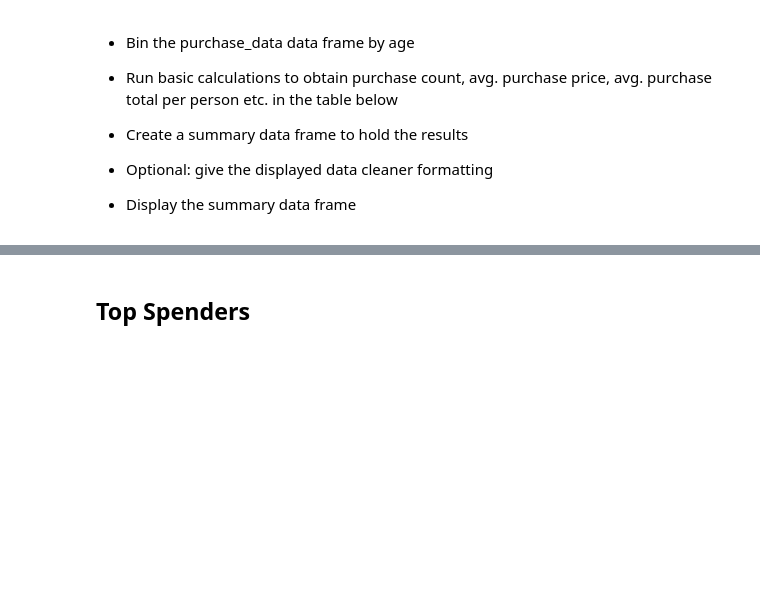
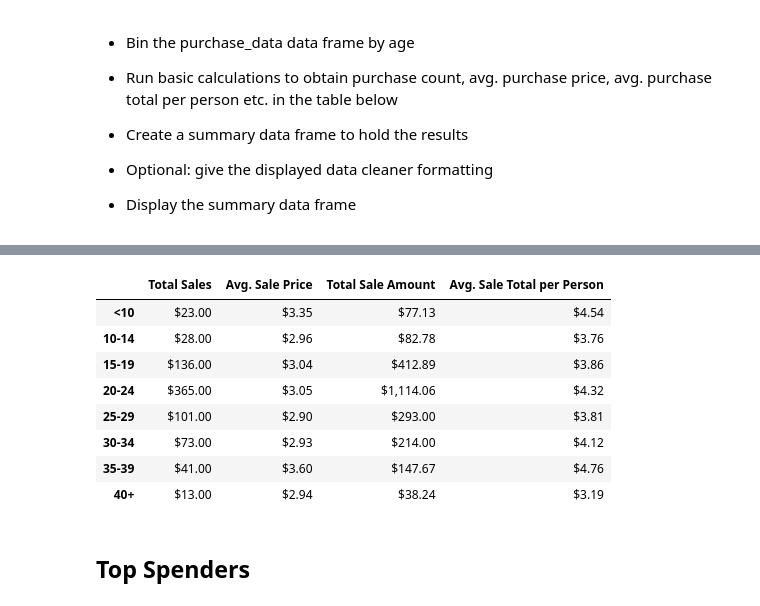
Before and after one commit to josephchancey/Game-Studio-Data-Analysis, a Jupyter notebook: HeroesOfPymoli_game_analysis.ipynb, the cells around one changed output, grey strips where cells are left out. Cells and saved outputs as stored; diff of their text form; code cells hidden in the pictures; blank space fills up the shorter version.

Commit message:
Add age demographic purchase analysis

```diff
--- a/HeroesOfPymoli_game_analysis.ipynb
+++ b/HeroesOfPymoli_game_analysis.ipynb
@@ -259,3 +248,39 @@ age_demographics
+# %%
+# Purchase Count for Ages
+purchase_count_age = age_groups['Purchase ID'].count()
+
+# Avg. Purchase Price by Age
+avg_purchase_price_age = age_groups["Price"].mean()
+
+# Avg. Purchase Total
+total_purchase_value = age_groups["Price"].sum()
+
+# Average Purchase Per Age Group
+avg_purchase_per_age = total_purchase_value / total_count_age
+
+# DataFrame for Age Summary
+sale_age_demographics = pd.DataFrame({"Total Sales": purchase_count_age,
+                                 "Avg. Sale Price": avg_purchase_price_age,
+                                 "Total Sale Amount":total_purchase_value,
+                                 "Avg. Sale Total per Person": avg_purchase_per_age})
+
+sale_age_demographics.index.name = None
+
+# Format with currency style
+sale_age_demographics = sale_age_demographics.style.format({"Avg. Sale Price":"${:,.2f}","Total Sales":"${:,.2f}","Avg. Sale Total per Person":"${:,.2f}","Total Sale Amount":"${:,.2f}"})
+
+# Show Summary
+sale_age_demographics
+# %% [output]
+|  | Total Sales | Avg. Sale Price | Total Sale Amount | Avg. Sale Total per Person |
+| <10 | $23.00 | $3.35 | $77.13 | $4.54 |
+| 10-14 | $28.00 | $2.96 | $82.78 | $3.76 |
+| 15-19 | $136.00 | $3.04 | $412.89 | $3.86 |
+| 20-24 | $365.00 | $3.05 | $1,114.06 | $4.32 |
+| 25-29 | $101.00 | $2.90 | $293.00 | $3.81 |
+| 30-34 | $73.00 | $2.93 | $214.00 | $4.12 |
+| 35-39 | $41.00 | $3.60 | $147.67 | $4.76 |
+| 40+ | $13.00 | $2.94 | $38.24 | $3.19 |
 # %% [markdown]
 ## Top Spenders
 # %% [markdown]
```
Also changed, not shown: parts of 2 cells of this notebook.
